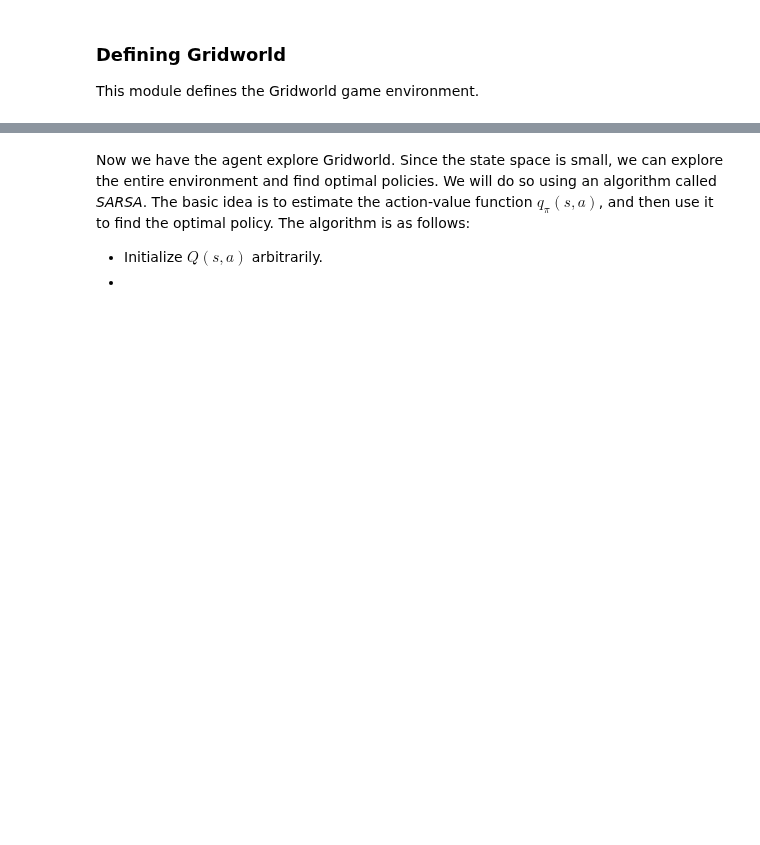
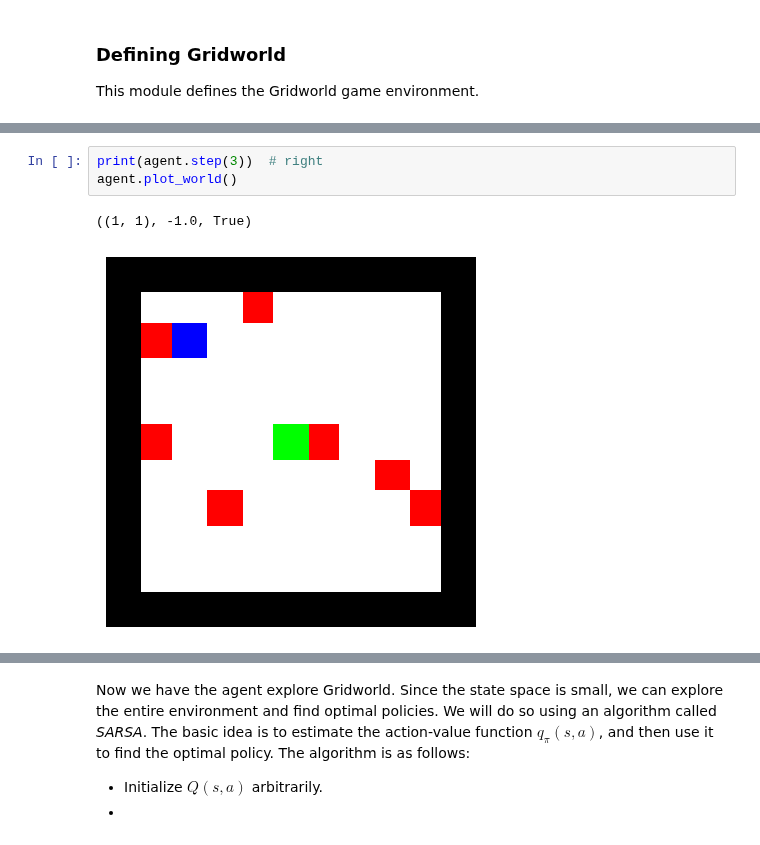
Before and after one commit to ruehlef/ruehlef.github.io, a Jupyter notebook: RL.ipynb, the cells around one changed output, grey strips where cells are left out. Cells and saved outputs as stored; diff of their text form; blank space fills up the shorter version.

```diff
--- a/RL.ipynb
+++ b/RL.ipynb
@@ -304,0 +314,6 @@ class GameEnv:
+# %%
+print(agent.step(3))  # right
+agent.plot_world()
+# %% [output]
+((1, 1), -1.0, True)
+[figure, added]
```
Also changed, not shown: parts of 12 cells of this notebook, 1 other file.
